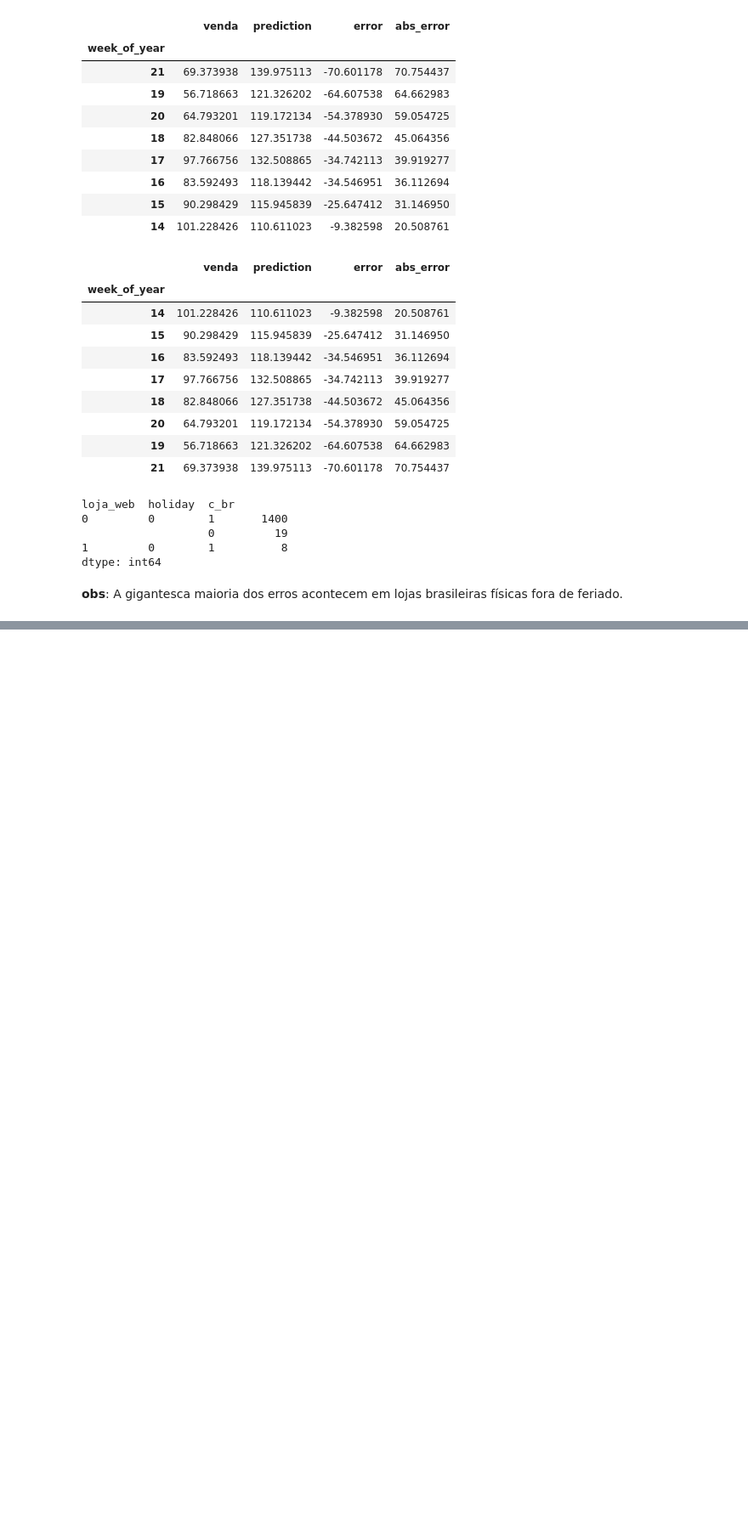
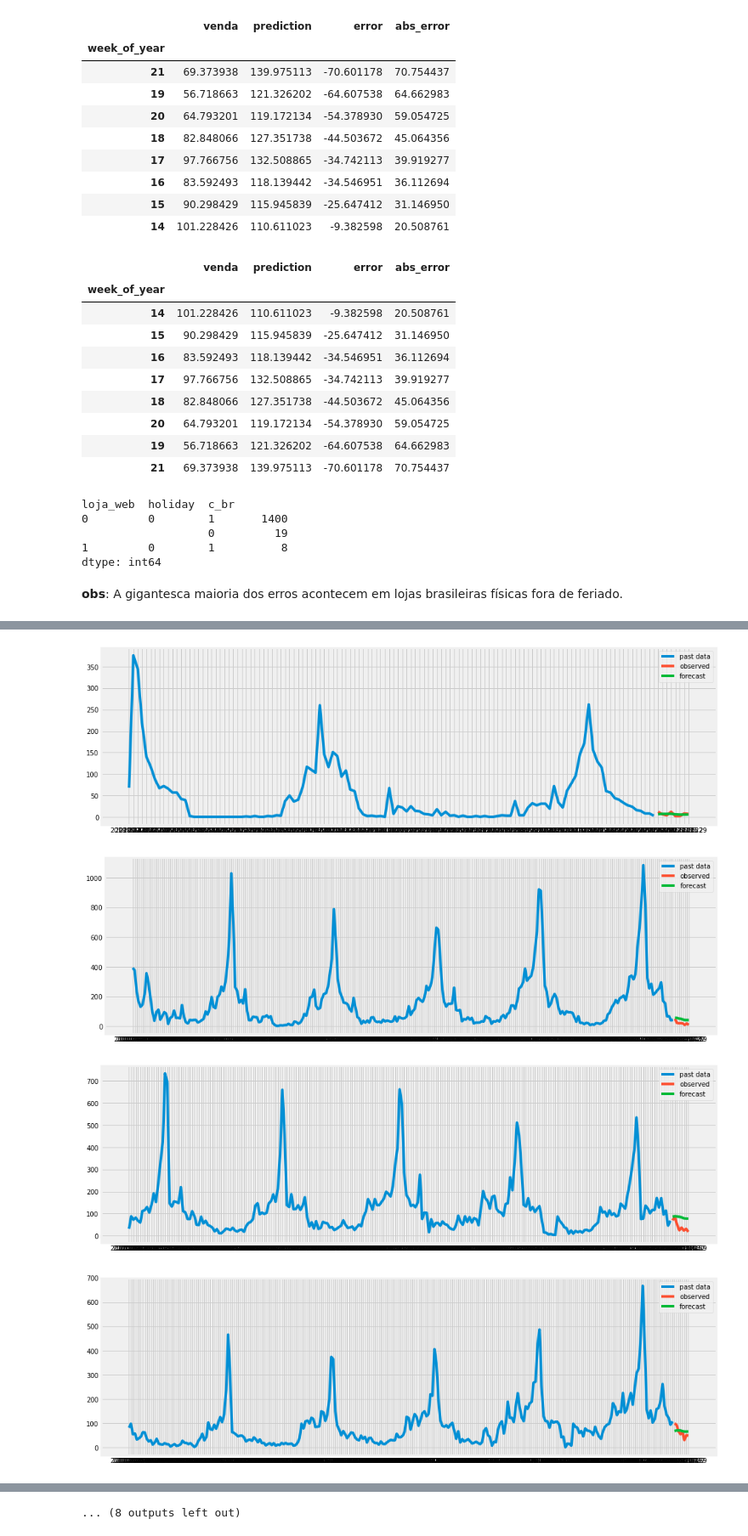
Before and after one commit to macedoti13/Renner-Sales-Forecasting, a Jupyter notebook: research4.ipynb, the cells around one changed output, grey strips where cells are left out. Shown at 85% size. Drawn from its saved outputs; the diff is of its cells as text; code cells hidden in the pictures; blank space fills up the shorter version.

```diff
--- a/research4.ipynb
+++ b/research4.ipynb
@@ -252,0 +405,23 @@ dtype: int64
+# %%
+X_train = df.iloc[:, 3:]
+X_test = dft.iloc[:, 3:-1]
+y_train = df['venda']
+y_test = dft['venda']
+# %%
+model2 = xgb.XGBRegressor()
+model2.fit(X_train, y_train, eval_set=[(X_train, y_train), (X_test, y_test)], verbose=False)
+predictions = model2.predict(X_test)
+dft.loc[:, 'predictions'] = predictions
+# %%
+for loja in dft.loja.value_counts().head(20).keys():
+    plt.figure(figsize=(15,5))
+    plt.plot(df[df.loja==loja]['data'], df[df.loja==loja]['venda'], label='past data')
+    plt.plot(dft[dft.loja==loja]['data'], dft[dft.loja==loja]['venda'], label='observed')
+    plt.plot(dft[dft.loja==loja]['data'], dft[dft.loja==loja]['prediction'], color=color_pal[3], label='forecast')
+    plt.legend()
+plt.show()
+# %% [output]
+[figure, added]
+[figure, added]
+[figure, added]
+[figure, added]
@@ -252,0 +436 @@ dtype: int64
+... (8 outputs left out)
```
Also changed, not shown: parts of 18 cells of this notebook, 1 other file.
